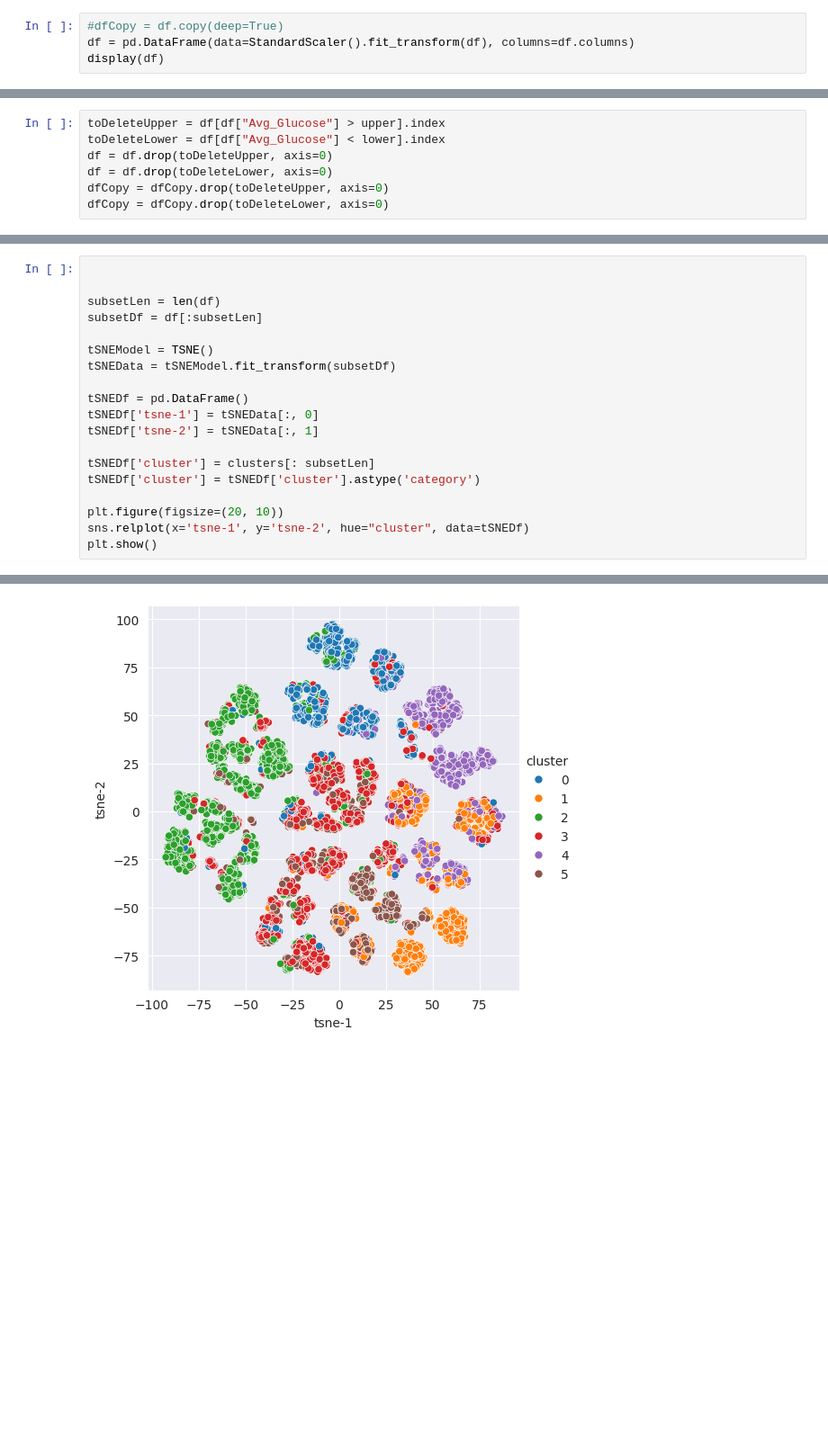
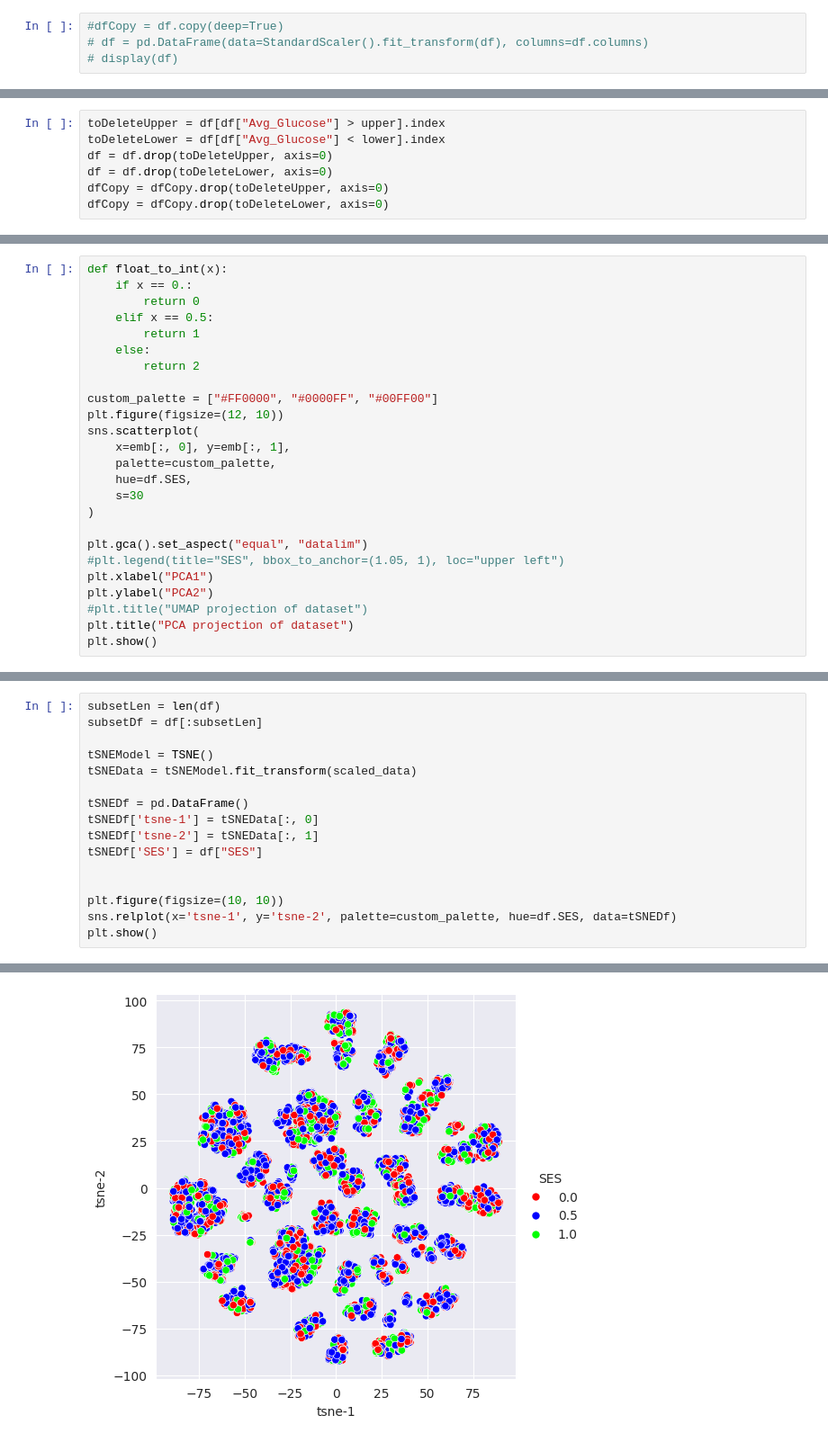
Before and after one commit to borisov-artem1/NeuroSystem, a Jupyter notebook: src/data_anal.ipynb, the cells around one changed output, grey strips where cells are left out. Shown at 90% size. Cells and saved outputs as stored; diff of their text form; blank space fills up the shorter version.

```diff
--- a/src/data_anal.ipynb
+++ b/src/data_anal.ipynb
@@ -55,5 +55,5 @@ display(df)
 10000 rows × 10 columns
 # %%
 #dfCopy = df.copy(deep=True)
-df = pd.DataFrame(data=StandardScaler().fit_transform(df), columns=df.columns)
-display(df)
+# df = pd.DataFrame(data=StandardScaler().fit_transform(df), columns=df.columns)
+# display(df)
@@ -184,0 +176,25 @@ plt.show()
+# %%
+def float_to_int(x):
+    if x == 0.:
+        return 0
+    elif x == 0.5:
+        return 1
+    else:
+        return 2
+
+custom_palette = ["#FF0000", "#0000FF", "#00FF00"]
+plt.figure(figsize=(12, 10))
+sns.scatterplot(
+    x=emb[:, 0], y=emb[:, 1],
+    palette=custom_palette,
+    hue=df.SES,
+    s=30
+)
+
+plt.gca().set_aspect("equal", "datalim")
+#plt.legend(title="SES", bbox_to_anchor=(1.05, 1), loc="upper left")
+plt.xlabel("PCA1")
+plt.ylabel("PCA2")
+#plt.title("UMAP projection of dataset")
+plt.title("PCA projection of dataset")
+plt.show()
@@ -185,20 +203,17 @@ plt.show()
 # %%
-
-
 subsetLen = len(df)
 subsetDf = df[:subsetLen]
 
 tSNEModel = TSNE()
-tSNEData = tSNEModel.fit_transform(subsetDf)
+tSNEData = tSNEModel.fit_transform(scaled_data)
 
 tSNEDf = pd.DataFrame()
 tSNEDf['tsne-1'] = tSNEData[:, 0]
 tSNEDf['tsne-2'] = tSNEData[:, 1]
+tSNEDf['SES'] = df["SES"]
 
-tSNEDf['cluster'] = clusters[: subsetLen]
-tSNEDf['cluster'] = tSNEDf['cluster'].astype('category')
 
-plt.figure(figsize=(20, 10))
-sns.relplot(x='tsne-1', y='tsne-2', hue="cluster", data=tSNEDf)
+plt.figure(figsize=(10, 10))
+sns.relplot(x='tsne-1', y='tsne-2', palette=custom_palette, hue=df.SES, data=tSNEDf)
 plt.show()
 # %% [output]
@@ -206 +221 @@ plt.show()
-[figure, old version]
+[figure, new version]
```
Also changed, not shown: parts of 15 cells of this notebook.
